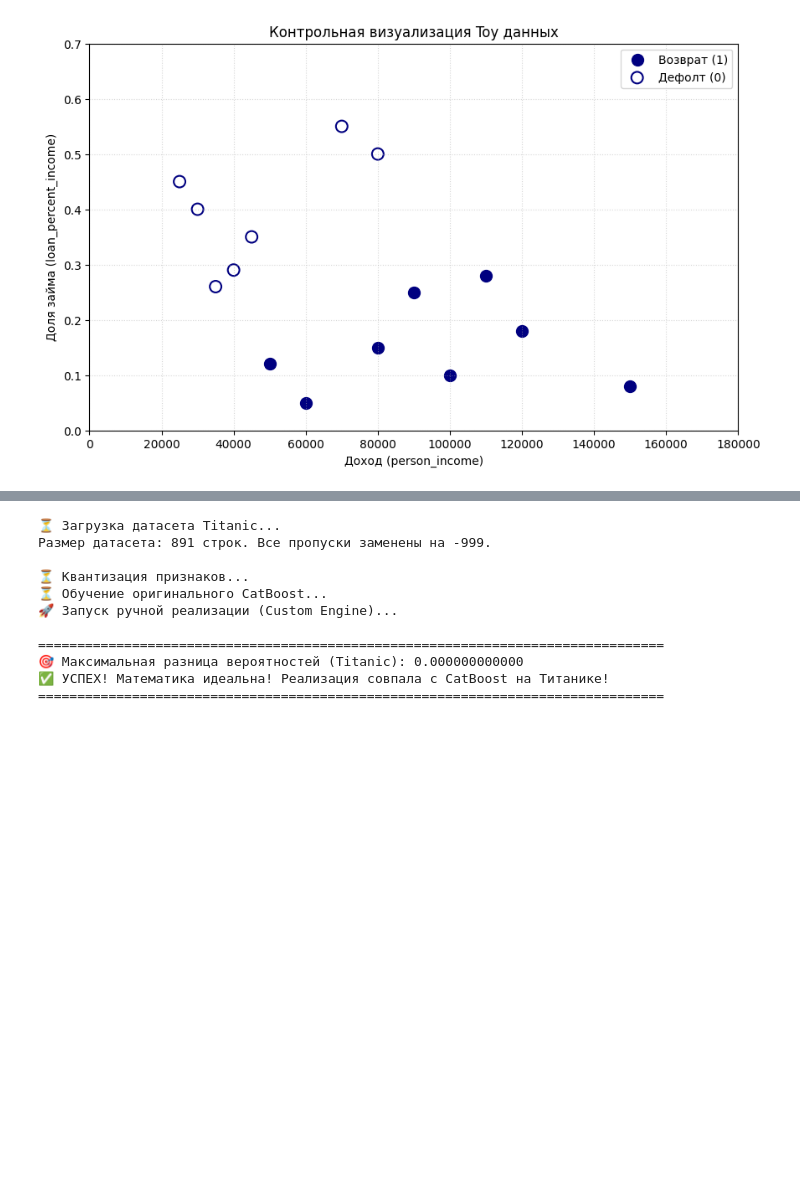
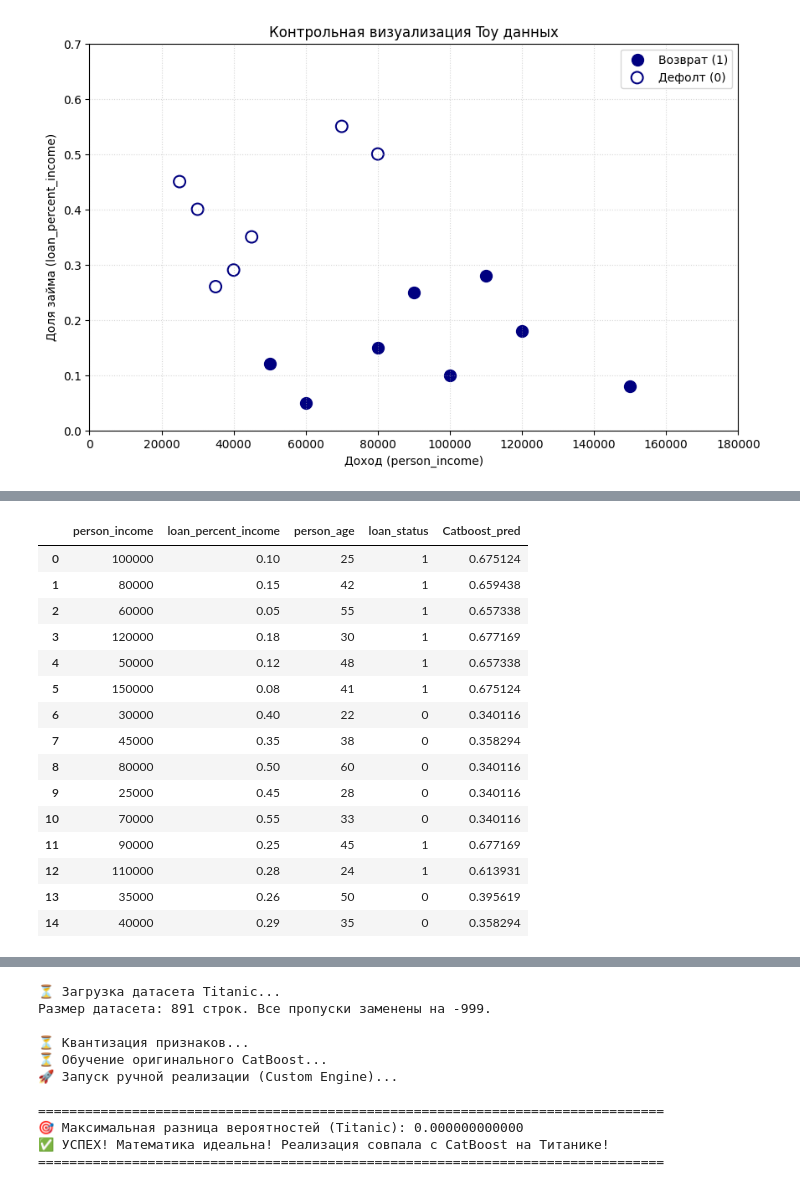
Before and after one commit to FedorTarasow/PocketCatboostStudy, a Jupyter notebook: PocketCatboostStudy.ipynb, the cells around one changed output, grey strips where cells are left out. Cells and saved outputs as stored; diff of their text form; code cells hidden in the pictures; blank space fills up the shorter version.

```diff
--- a/PocketCatboostStudy.ipynb
+++ b/PocketCatboostStudy.ipynb
@@ -204,0 +421,19 @@ plt.show()
+# %%
+df_toy
+# %% [output]
+|  | person_income | loan_percent_income | person_age | loan_status | Catboost_pred |
+| 0 | 100000 | 0.10 | 25 | 1 | 0.675124 |
+| 1 | 80000 | 0.15 | 42 | 1 | 0.659438 |
+| 2 | 60000 | 0.05 | 55 | 1 | 0.657338 |
+| 3 | 120000 | 0.18 | 30 | 1 | 0.677169 |
+| 4 | 50000 | 0.12 | 48 | 1 | 0.657338 |
+| 5 | 150000 | 0.08 | 41 | 1 | 0.675124 |
+| 6 | 30000 | 0.40 | 22 | 0 | 0.340116 |
+| 7 | 45000 | 0.35 | 38 | 0 | 0.358294 |
+| 8 | 80000 | 0.50 | 60 | 0 | 0.340116 |
+| 9 | 25000 | 0.45 | 28 | 0 | 0.340116 |
+| 10 | 70000 | 0.55 | 33 | 0 | 0.340116 |
+| 11 | 90000 | 0.25 | 45 | 1 | 0.677169 |
+| 12 | 110000 | 0.28 | 24 | 1 | 0.613931 |
+| 13 | 35000 | 0.26 | 50 | 0 | 0.395619 |
+| 14 | 40000 | 0.29 | 35 | 0 | 0.358294 |
```
Also changed, not shown: parts of 21 cells of this notebook.
